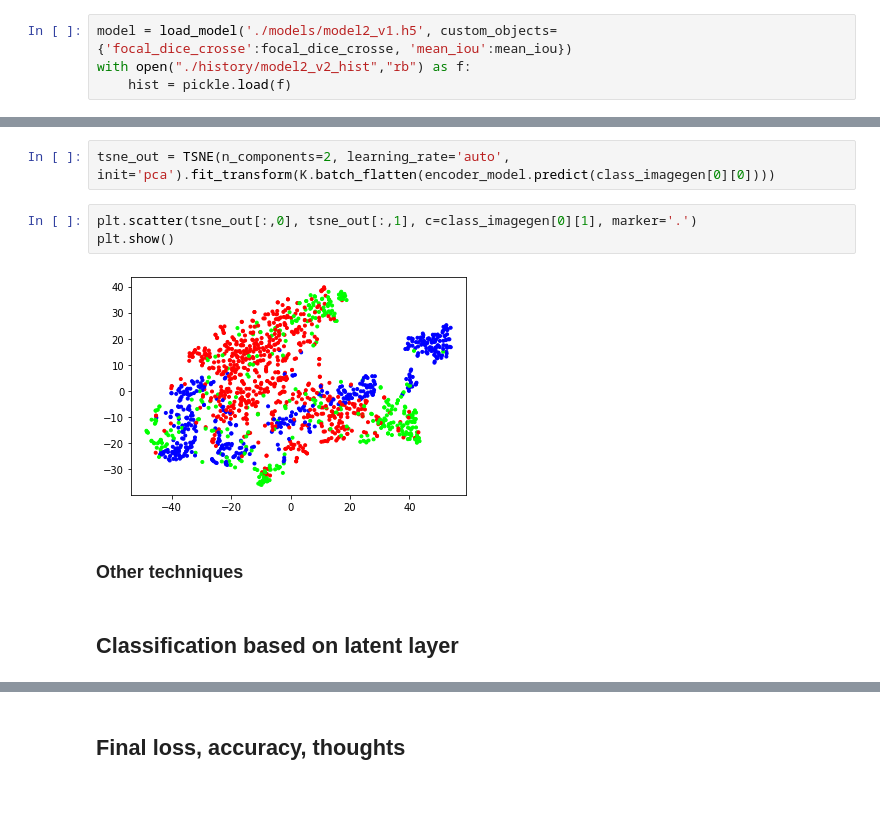
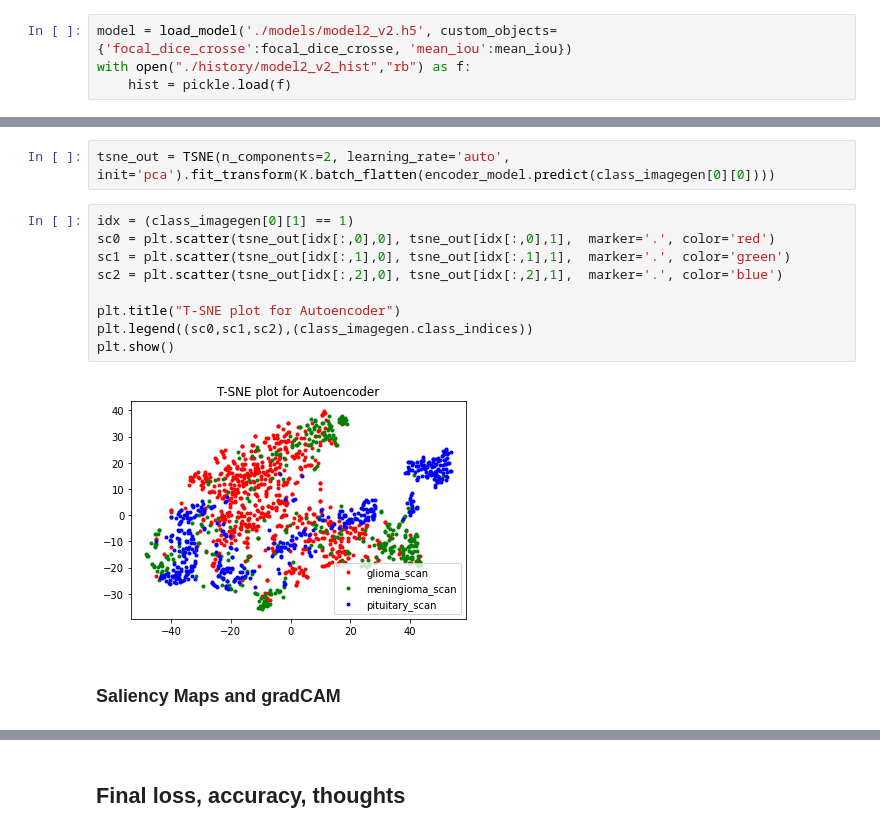
Before and after one commit to PoojanSmart/AI-2-Brain-Tumor-Classification-Segmentation-Project, a Jupyter notebook: u-net.ipynb, the cells around one changed output, grey strips where cells are left out. Drawn from its saved outputs; the diff is of its cells as text; blank space fills up the shorter version.

```diff
--- a/u-net.ipynb
+++ b/u-net.ipynb
@@ -233,5 +213,5 @@ plt.show()
 # %%
-model = load_model('./models/model2_v1.h5', custom_objects={'focal_dice_crosse':focal_dice_crosse, 'mean_iou':mean_iou})
+model = load_model('./models/model2_v2.h5', custom_objects={'focal_dice_crosse':focal_dice_crosse, 'mean_iou':mean_iou})
 with open("./history/model2_v2_hist","rb") as f:
     hist = pickle.load(f)
 # %%
@@ -282,11 +319,15 @@ encoder_model = Model(inputs = encoder_input, outputs = encoder_model)
 # %%
 tsne_out = TSNE(n_components=2, learning_rate='auto', init='pca').fit_transform(K.batch_flatten(encoder_model.predict(class_imagegen[0][0])))
 # %%
-plt.scatter(tsne_out[:,0], tsne_out[:,1], c=class_imagegen[0][1], marker='.')
+idx = (class_imagegen[0][1] == 1)
+sc0 = plt.scatter(tsne_out[idx[:,0],0], tsne_out[idx[:,0],1],  marker='.', color='red')
+sc1 = plt.scatter(tsne_out[idx[:,1],0], tsne_out[idx[:,1],1],  marker='.', color='green')
+sc2 = plt.scatter(tsne_out[idx[:,2],0], tsne_out[idx[:,2],1],  marker='.', color='blue')
+
+plt.title("T-SNE plot for Autoencoder")
+plt.legend((sc0,sc1,sc2),(class_imagegen.class_indices))
 plt.show()
 # %% [output]
-[figure, old version]
+[figure, new version]
 # %% [markdown]
-### Other techniques
+### Saliency Maps and gradCAM
-# %% [markdown]
-## Classification based on latent layer
```
Also changed, not shown: parts of 30 cells of this notebook.
